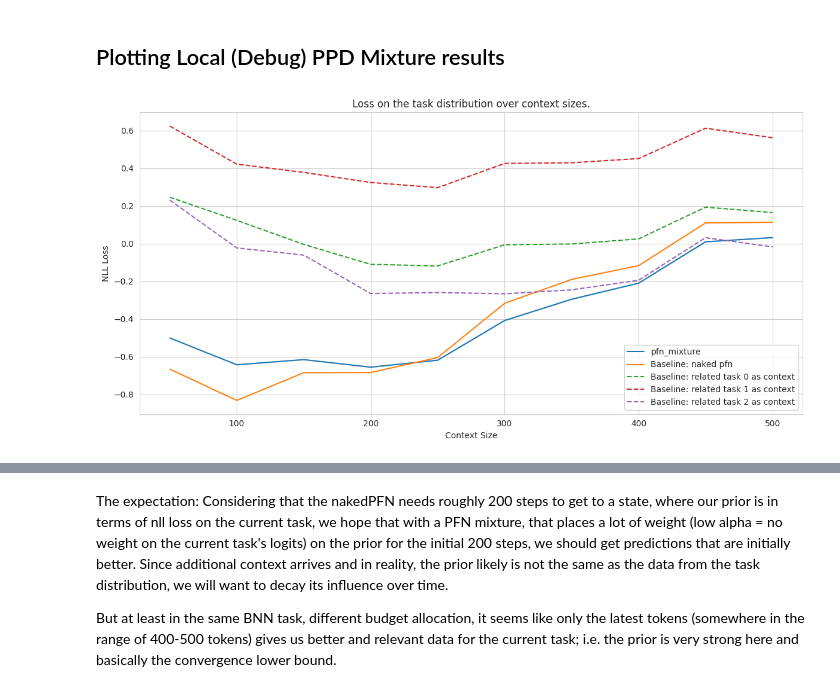
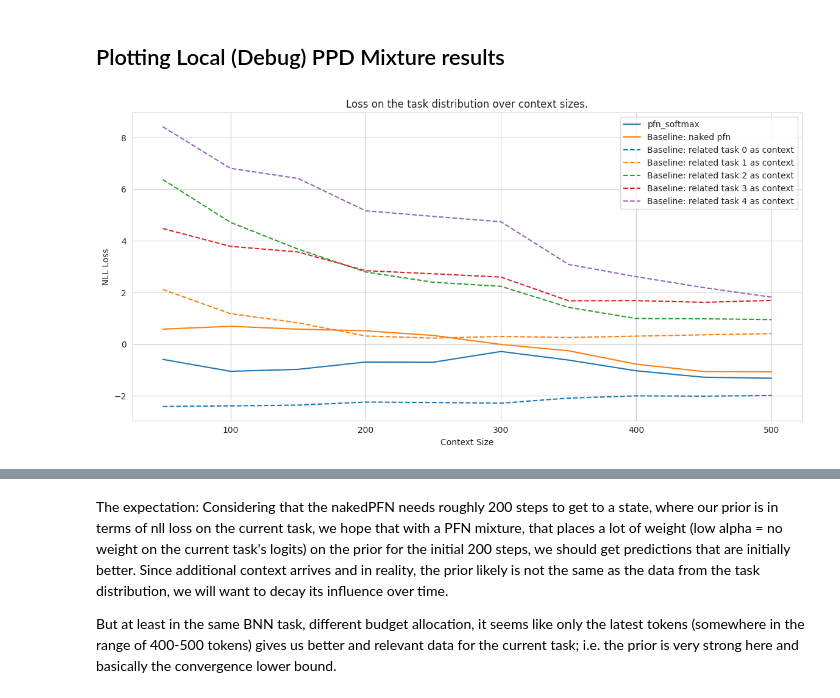
Before and after one commit to timruhkopf/ExperiencedFT-PFNs, a Jupyter notebook: src/plots/demo_results.ipynb, the cells around one changed output, grey strips where cells are left out. Drawn from its saved outputs; the diff is of its cells as text; code cells hidden in the pictures.

Commit message:
[plotting] * demo_results; consistent colouring for baseline tasks and reliability scores. * utils: plot the learning curve tensor for a single task

```diff
--- a/src/plots/demo_results.ipynb
+++ b/src/plots/demo_results.ipynb
@@ -37,10 +37,17 @@ plt.show()
 # %% [markdown]
 ## Plotting Local (Debug) PPD Mixture results
 # %%
-FILE_PATH = ROOT / 'output/base/999_960c3f9_pfn_mixture_lcbench_seed_1'
+FILE_PATH = ROOT / 'output/peeking/999_30f6126_pfn_softmax_lcbench_seed_1'
+
+models = {'pfn_softmax', 'distill', 'pfn_argmin'}
+
+for model in models:
+    if model in FILE_PATH.__str__():
+        break
 # %%
 import matplotlib.pyplot as plt
 from src.utils.filelogger import BufferedFileLogger
+import seaborn as sns
 
 
 file_name = 'results.csv'
@@ -52,7 +59,7 @@ logger = BufferedFileLogger(
 )
 
 ax = logger.plot_scalar_curve(
-    metric='pfn_mixture',
+    metric=model,
     title="PFN Mixture",
     x='context_size',
     plot=False,
@@ -60,33 +67,41 @@ ax = logger.plot_scalar_curve(
 
 ax = logger.plot_scalar_curve(
     metric='Baseline: naked pfn',
     title="Baseline: Naked PFN",
     x='context_size',
     plot=False,
     ax=ax
 )
 
 df = logger.dataframe
 gtapprox = df[df['metric'] == 'Baseline: approx. conditioning on complete related']
 
-import seaborn as sns
+
+# Get all unique tasks
+all_tasks = gtapprox['task'].unique()
+# Generate a color palette with as many colors as tasks
+palette = sns.color_palette("tab10", n_colors=len(all_tasks))
+# Map each task to a color
+task2color = dict(zip(all_tasks, palette))
 
 group = gtapprox.groupby(by='task')
 for task, group in group:
+
     sns.lineplot(
         group, x='context_size', y='value', ax=ax,
         label=f'Baseline: related task {task} as context',
-        linestyle='--'
+        linestyle='--',
+        color=task2color[task],
     )
 
 # when we only look at the current context to predict the
 # ax.hlines(y=df[df.metric == 'Baseline: complete target_task_x as context']['value'],
 #           xmax=max(df.context_size), xmin=min(df.context_size),
 #           label=f'Baseline: complete target_task_x as context', )
 
 ax.set_xlabel("Context Size")
 ax.set_ylabel("NLL Loss")
 ax.set_title("Loss on the task distribution over context sizes.")
 plt.show()
 # %% [output]
-[figure, old version]
+[figure, new version]
```
Also changed, not shown: parts of 4 cells of this notebook, 4 other files.
